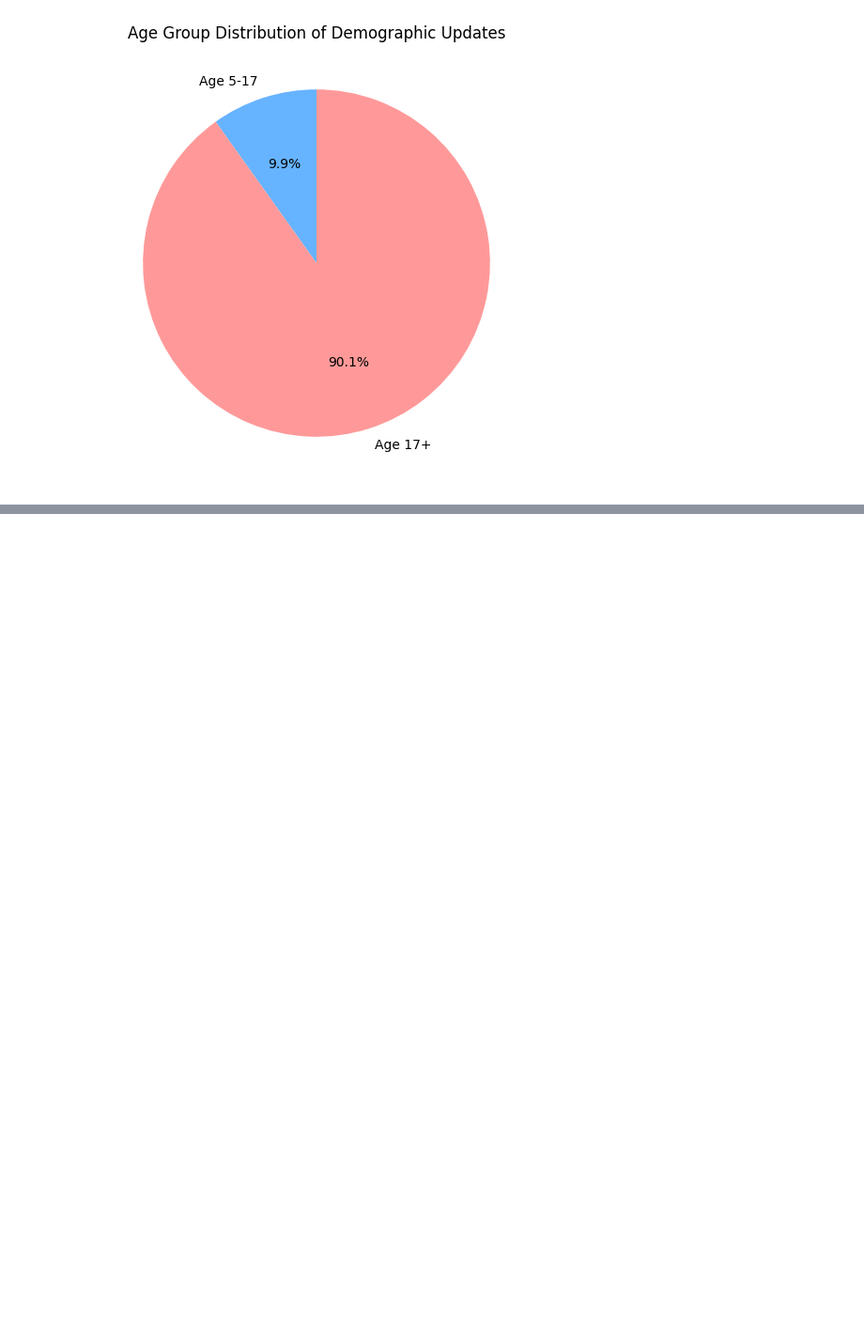
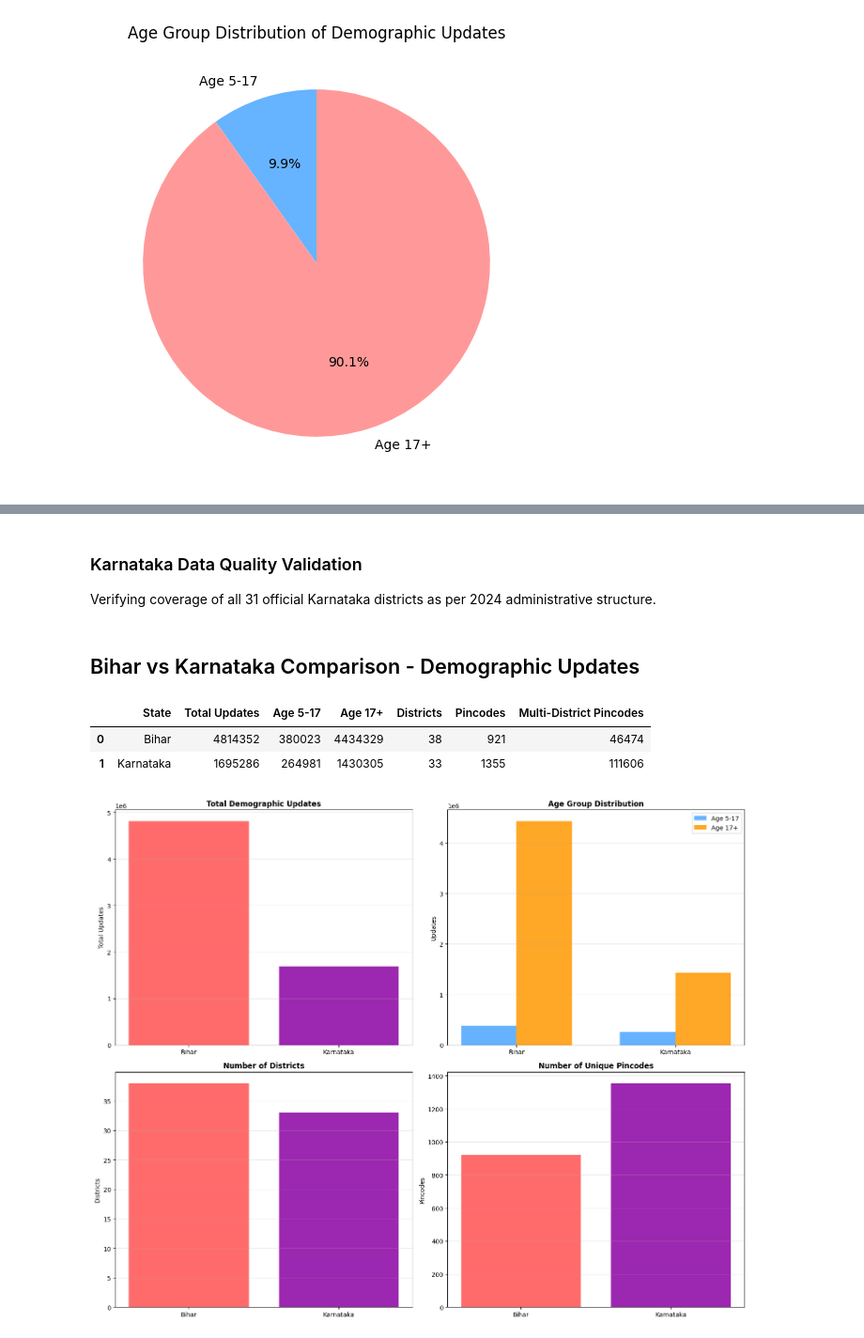
Before and after one commit to ashwin8332/UIDAI, a Jupyter notebook: api_data_aadhar_demographic/Demography.ipynb, the cells around one changed output, grey strips where cells are left out. Shown at 94% size. Cells and saved outputs as stored; diff of their text form; code cells hidden in the pictures; blank space fills up the shorter version.

```diff
--- a/api_data_aadhar_demographic/Demography.ipynb
+++ b/api_data_aadhar_demographic/Demography.ipynb
@@ -1110,0 +1626,59 @@ plt.show()
+# %% [markdown]
+### Karnataka Data Quality Validation
+Verifying coverage of all 31 official Karnataka districts as per 2024 administrative structure.
+# %% [markdown]
+## Bihar vs Karnataka Comparison - Demographic Updates
+# %%
+# Create comparison dataframe
+comparison_demo = pd.DataFrame({
+    'State': ['Bihar', 'Karnataka'],
+    'Total Updates': [df_bihar_cleaned['total_enroll'].sum(), df_karnataka_cleaned['total_enroll'].sum()],
+    'Age 5-17': [df_bihar_cleaned['demo_age_5_17'].sum(), df_karnataka_cleaned['demo_age_5_17'].sum()],
+    'Age 17+': [df_bihar_cleaned['demo_age_17_'].sum(), df_karnataka_cleaned['demo_age_17_'].sum()],
+    'Districts': [df_bihar_cleaned['district_clean'].nunique(), df_karnataka_cleaned['district_clean'].nunique()],
+    'Pincodes': [df_bihar_cleaned['pincode'].nunique(), df_karnataka_cleaned['pincode'].nunique()],
+    'Multi-District Pincodes': [df_bihar_cleaned['pin_multi_district_flag'].sum(), df_karnataka_cleaned['pin_multi_district_flag'].sum()]
+})
+comparison_demo
+# %% [output]
+|  | State | Total Updates | Age 5-17 | Age 17+ | Districts | Pincodes | Multi-District Pincodes |
+| 0 | Bihar | 4814352 | 380023 | 4434329 | 38 | 921 | 46474 |
+| 1 | Karnataka | 1695286 | 264981 | 1430305 | 33 | 1355 | 111606 |
+# %%
+# Comparison visualizations
+fig, axes = plt.subplots(2, 2, figsize=(15, 12))
+
+# 1. Total Updates Comparison
+axes[0, 0].bar(comparison_demo['State'], comparison_demo['Total Updates'], color=['#FF6B6B', '#9C27B0'])
+axes[0, 0].set_title('Total Demographic Updates', fontsize=12, fontweight='bold')
+axes[0, 0].set_ylabel('Total Updates')
+axes[0, 0].grid(axis='y', alpha=0.3)
+
+# 2. Age Group Comparison
+x = np.arange(len(comparison_demo['State']))
+width = 0.35
+axes[0, 1].bar(x - width/2, comparison_demo['Age 5-17'], width, label='Age 5-17', color='#66B2FF')
+axes[0, 1].bar(x + width/2, comparison_demo['Age 17+'], width, label='Age 17+', color='#FFA726')
+axes[0, 1].set_title('Age Group Distribution', fontsize=12, fontweight='bold')
+axes[0, 1].set_ylabel('Updates')
+axes[0, 1].set_xticks(x)
+axes[0, 1].set_xticklabels(comparison_demo['State'])
+axes[0, 1].legend()
+axes[0, 1].grid(axis='y', alpha=0.3)
+
+# 3. Geographic Coverage
+axes[1, 0].bar(comparison_demo['State'], comparison_demo['Districts'], color=['#FF6B6B', '#9C27B0'])
+axes[1, 0].set_title('Number of Districts', fontsize=12, fontweight='bold')
+axes[1, 0].set_ylabel('Districts')
+axes[1, 0].grid(axis='y', alpha=0.3)
+
+# 4. Pincode Coverage
+axes[1, 1].bar(comparison_demo['State'], comparison_demo['Pincodes'], color=['#FF6B6B', '#9C27B0'])
+axes[1, 1].set_title('Number of Unique Pincodes', fontsize=12, fontweight='bold')
+axes[1, 1].set_ylabel('Pincodes')
+axes[1, 1].grid(axis='y', alpha=0.3)
+
+plt.tight_layout()
+plt.show()
+# %% [output]
+[figure, added]
```
Also changed, not shown: parts of 35 cells of this notebook.
